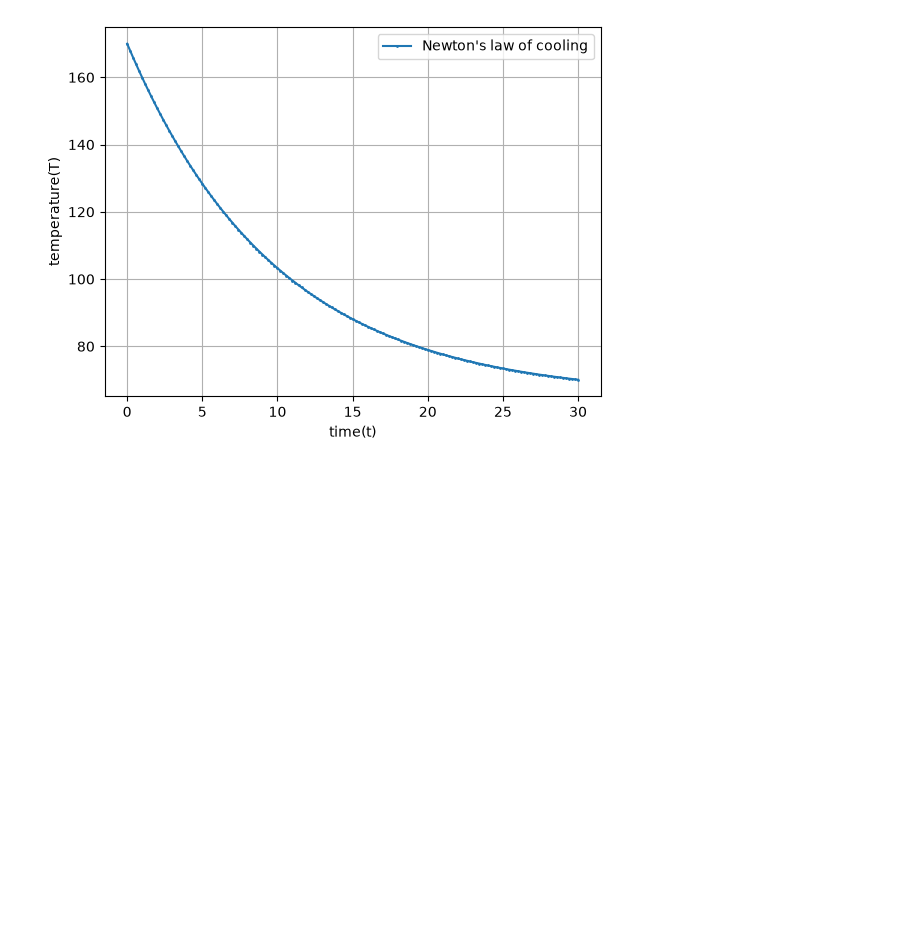
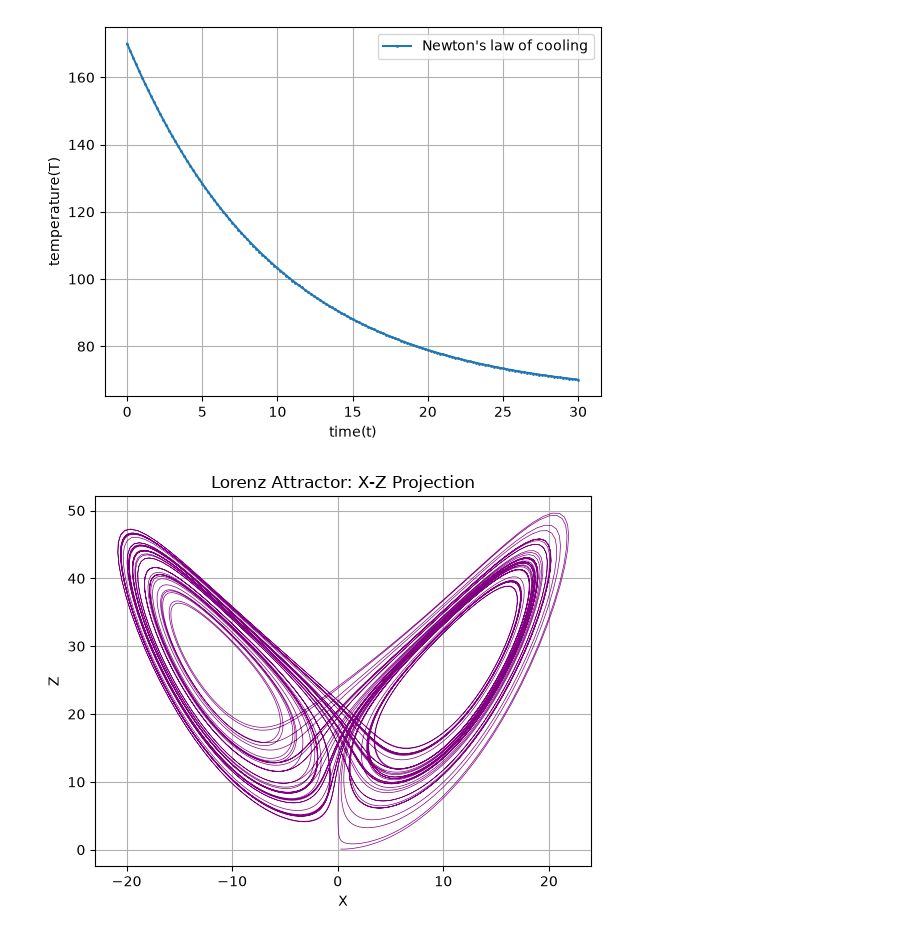
Before and after one commit to troshxa/smcm, a Jupyter notebook: lab1/main.ipynb, the cells around one changed output. Drawn from its saved outputs; the diff is of its cells as text; code cells hidden in the pictures; blank space fills up the shorter version.

Commit message:
added Lorenz Attractor

```diff
--- a/lab1/main.ipynb
+++ b/lab1/main.ipynb
@@ -56,3 +56,48 @@ plt.legend()
 plt.show()
 # %% [output]
 [figure]
+# %%
+import numpy as np; import matplotlib.pyplot as plt;
+#Lorenz Attractor
+#dx/dt = sigma(y-x)
+#dy/dt =x(p-z)-y
+#dz/dt = xy -bz
+
+sigma =10
+p = 28
+b = 8/3
+t_max = 50
+t0 = 0
+x0=0.3
+y0=0.4
+z0=0.1
+dt = 0.007
+
+t = np.arange(t0, t_max + dt, dt)
+steps = len(t)
+
+x =np.zeros(steps)
+x[0] = x0
+
+y =np.zeros(steps)
+y[0] = y0
+
+z =np.zeros(steps)
+z[0] = z0
+
+for i in range(steps-1):
+    dxdt = sigma*(y[i]-x[i])
+    dydt = x[i]*(p-z[i]) - y[i]
+    dzdt = x[i]*y[i] - b*z[i]
+
+    x[i+1] = x[i] + dxdt*dt
+    y[i+1] = y[i] + dydt*dt
+    z[i+1] = z[i] + dzdt*dt
+plt.plot(x, z, lw=0.5, color='purple')
+plt.xlabel('X')
+plt.ylabel('Z')
+plt.title('Lorenz Attractor: X-Z Projection')
+plt.grid(True)
+plt.show()
+# %% [output]
+[figure, added]
```
Also changed, not shown: parts of 1 cell of this notebook.
